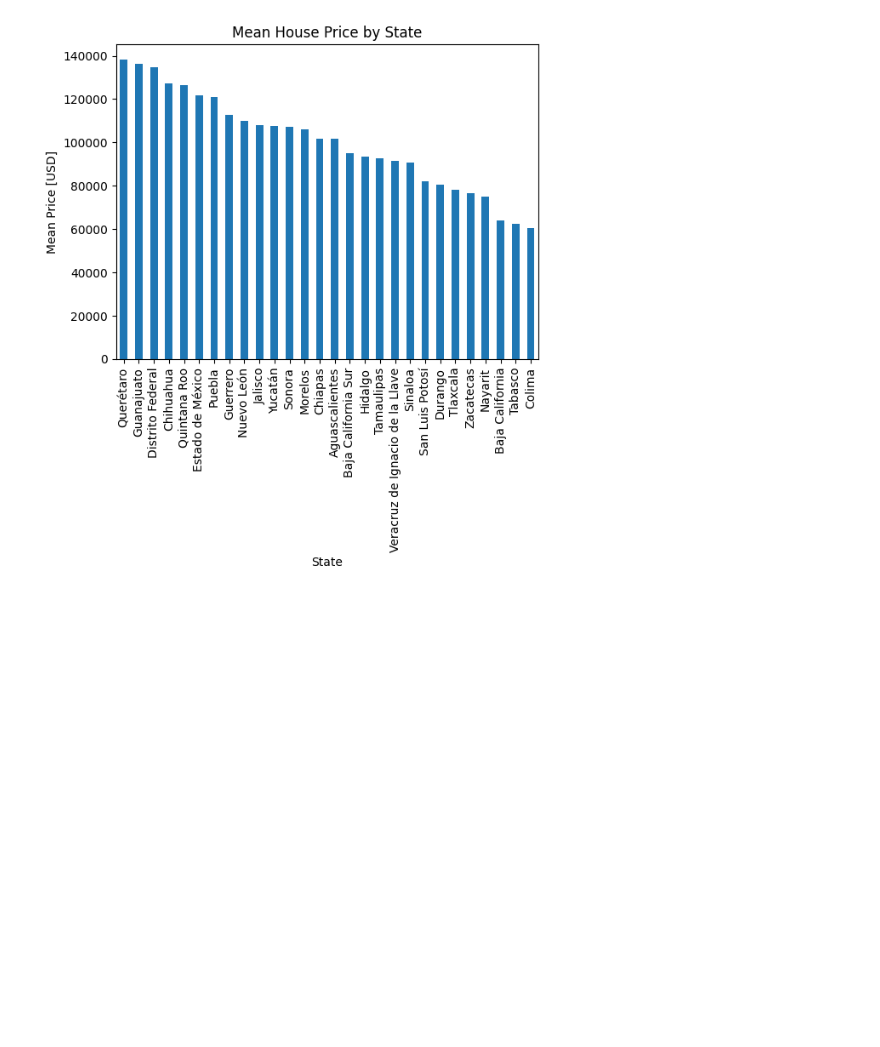
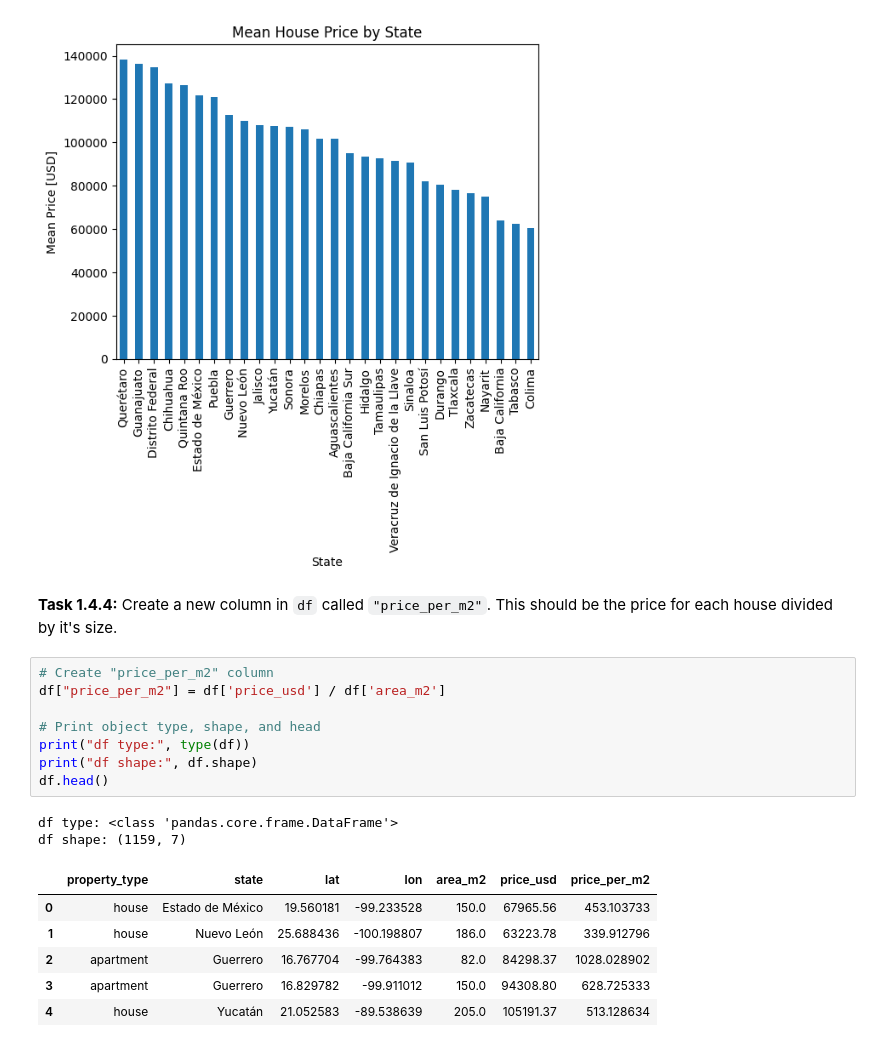
Before and after one commit to Ofgeha-Gelana/Housing-in-Mexico, a Jupyter notebook: notebooks/014-size-or-location.ipynb, the cells around one changed output. Cells and saved outputs as stored; diff of their text form; blank space fills up the shorter version.

Commit message:
create price_m2

```diff
--- a/notebooks/014-size-or-location.ipynb
+++ b/notebooks/014-size-or-location.ipynb
@@ -47,3 +53,22 @@ mean_price_by_state.plot(
 );
 # %% [output]
 [figure]
+# %% [markdown]
+**Task 1.4.4:** Create a new column in `df` called `"price_per_m2"`. This should be the price for each house divided by it's size.
+# %%
+# Create "price_per_m2" column
+df["price_per_m2"] = df['price_usd'] / df['area_m2']
+
+# Print object type, shape, and head
+print("df type:", type(df))
+print("df shape:", df.shape)
+df.head()
+# %% [output]
+df type: <class 'pandas.core.frame.DataFrame'>
+df shape: (1159, 7)
+|  | property_type | state | lat | lon | area_m2 | price_usd | price_per_m2 |
+| 0 | house | Estado de México | 19.560181 | -99.233528 | 150.0 | 67965.56 | 453.103733 |
+| 1 | house | Nuevo León | 25.688436 | -100.198807 | 186.0 | 63223.78 | 339.912796 |
+| 2 | apartment | Guerrero | 16.767704 | -99.764383 | 82.0 | 84298.37 | 1028.028902 |
+| 3 | apartment | Guerrero | 16.829782 | -99.911012 | 150.0 | 94308.80 | 628.725333 |
+| 4 | house | Yucatán | 21.052583 | -89.538639 | 205.0 | 105191.37 | 513.128634 |
```
Also changed, not shown: parts of 3 cells of this notebook.
